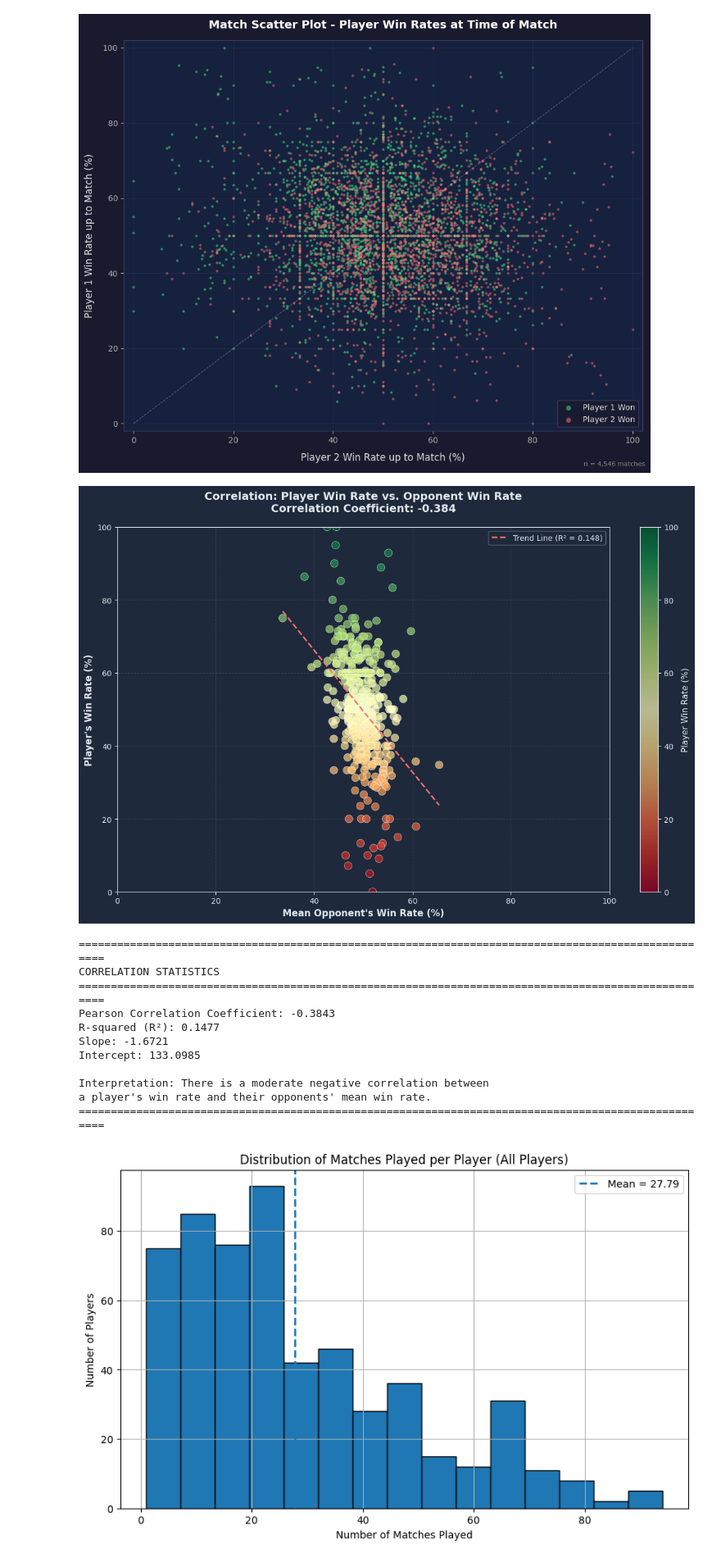
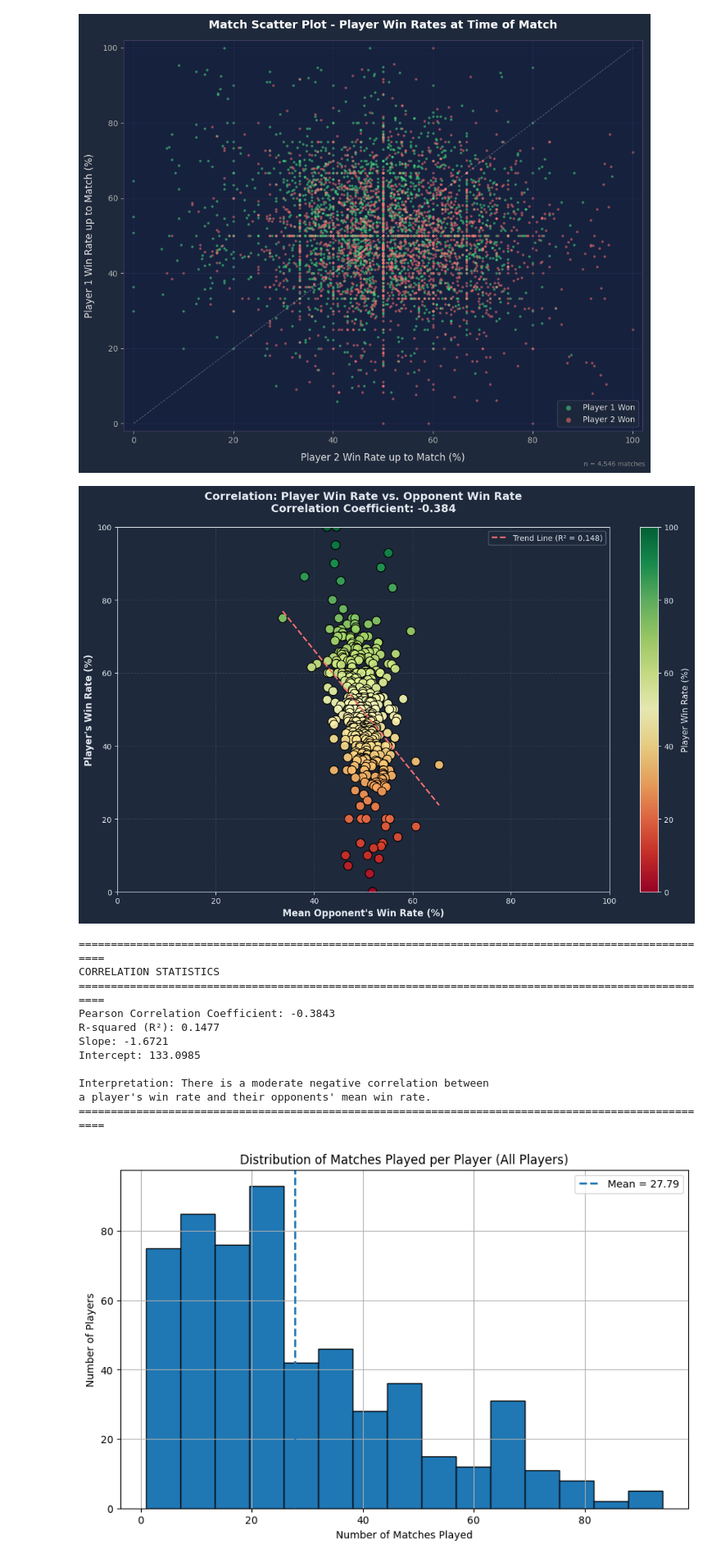
Before and after one commit to nap881/Table-Tennis-Data, a Jupyter notebook: ttdata.ipynb, the cells around one changed output. Shown at 82% size. Drawn from its saved outputs; the diff is of its cells as text; code cells hidden in the pictures.

```diff
--- a/ttdata.ipynb
+++ b/ttdata.ipynb
@@ -932,7 +932,7 @@ plot_df = plot_df[(plot_df['p1_played'] >= 10) & (plot_df['p2_played'] >= 10)]
 p1_won = plot_df[plot_df['HomeWinner'] == 1]
 p2_won = plot_df[plot_df['HomeWinner'] == 0]
 
-fig, ax = plt.subplots(figsize=(10, 8), facecolor='#1a1a2e')
+fig, ax = plt.subplots(figsize=(10, 8), facecolor='#1E293B')
 ax.set_facecolor('#16213e')
 
 # Player 1 on Y axis, Player 2 on X axis
@@ -956,7 +956,7 @@ for spine in ax.spines.values():
     spine.set_edgecolor('#444466')
 ax.grid(color='#444466', linewidth=0.4, alpha=0.5)
 
-legend = ax.legend(facecolor='#1a1a2e', edgecolor='#444466',
+legend = ax.legend(facecolor='#1E293B', edgecolor='#444466',
                    labelcolor='#e0e0e0', fontsize=10, markerscale=2)
 
 fig.text(0.99, 0.01, f'n = {len(plot_df):,} matches', color='#888888',
@@ -1028,7 +1028,7 @@ scatter = ax.scatter(
     c=y,
     cmap='RdYlGn',
     edgecolors='#000000',
-    linewidth=1.5
+    linewidth=1.1
 )
 
 # Add trend line
@@ -1101,34 +1101,34 @@ legend = ax.legend(
 )
 
 for text in legend.get_texts():
     text.set_color(TEXT_COLOR)
 
 plt.tight_layout()
 plt.show()
 
 # Print correlation statistics
 print("\n" + "="*100)
 print("CORRELATION STATISTICS")
 print("="*100)
 print(f"Pearson Correlation Coefficient: {correlation:.4f}")
 print(f"R-squared (R²): {r_squared:.4f}")
 print(f"Slope: {slope:.4f}")
 print(f"Intercept: {intercept:.4f}")
 
 if abs(correlation) < 0.3:
     strength = "weak"
 elif abs(correlation) < 0.7:
     strength = "moderate"
 else:
     strength = "strong"
 
 direction = "positive" if correlation > 0 else "negative"
 
 print(f"\nInterpretation: There is a {strength} {direction} correlation between")
 print(f"a player's win rate and their opponents' mean win rate.")
 print("="*100)
 # %% [output]
-[figure, old version]
+[figure, new version]
 ====================================================================================================
 CORRELATION STATISTICS
 ====================================================================================================
```
Also changed, not shown: parts of 1 cell of this notebook, 1 other file.
